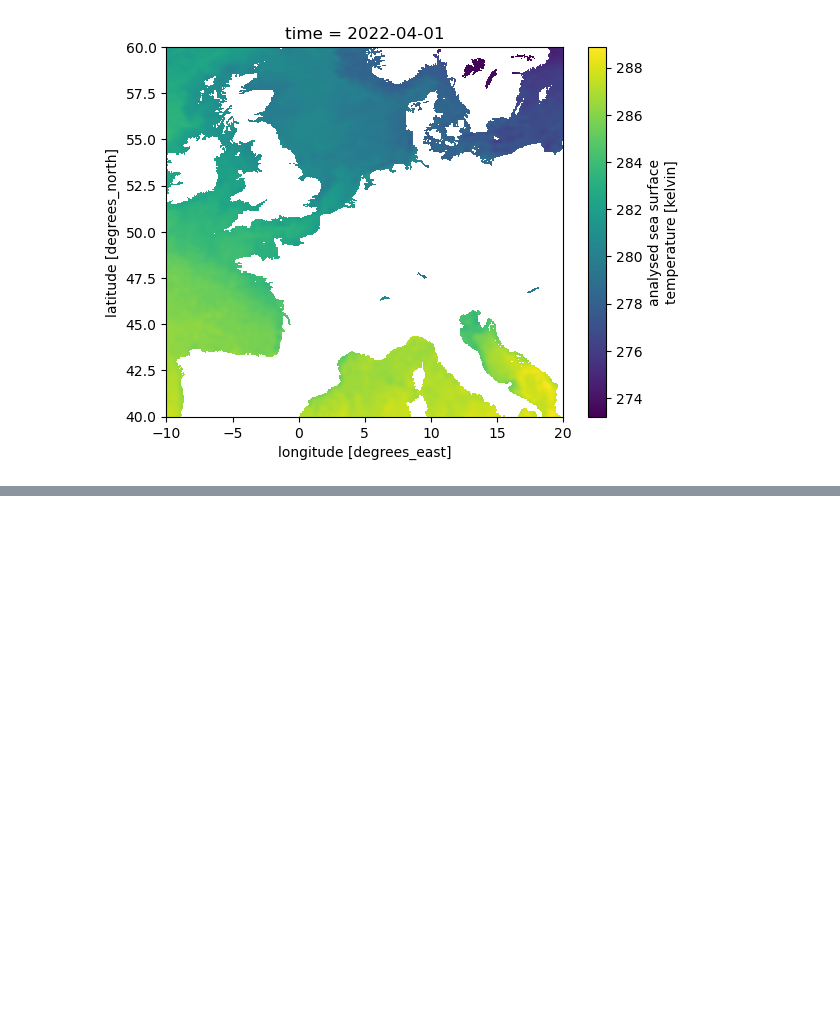
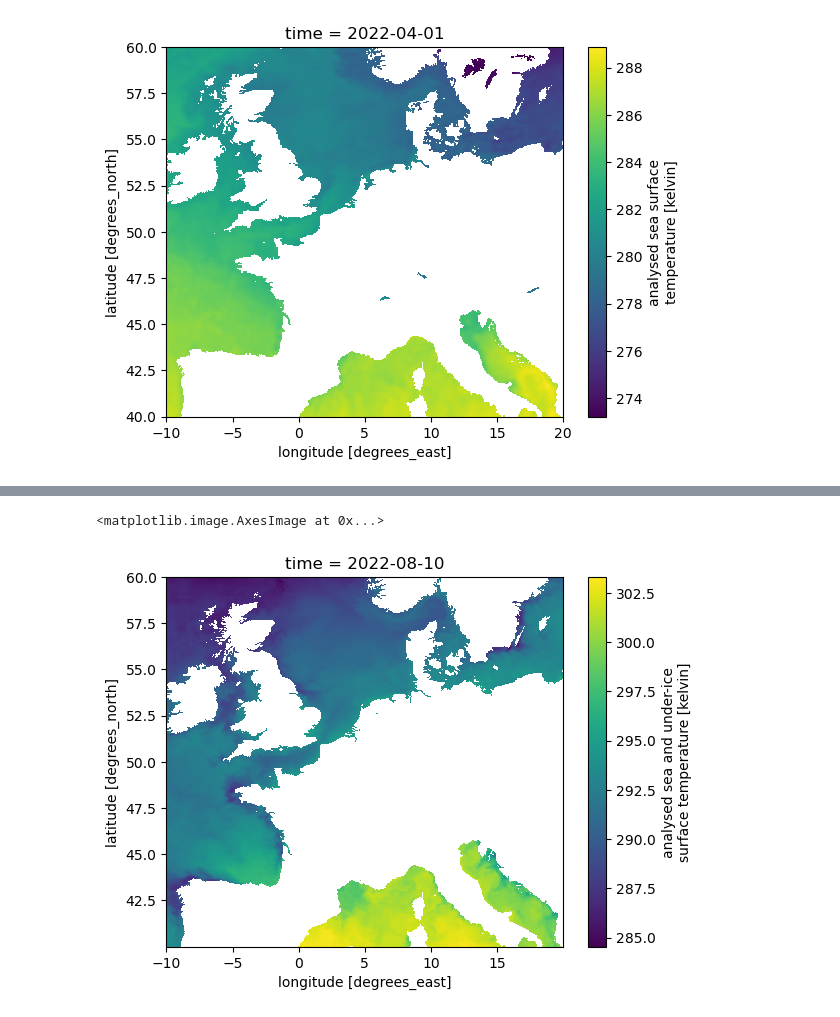
Before and after one commit to xcube-dev/geo_aquawatch_webinar, a Jupyter notebook: dataset_exploration/checkout_cmems.ipynb, the cells around one changed output, grey strips where cells are left out. Cells and saved outputs as stored; diff of their text form; code cells hidden in the pictures; blank space fills up the shorter version.

Commit message:
Update CMEMS examples to target 2022-08-10

```diff
--- a/dataset_exploration/checkout_cmems.ipynb
+++ b/dataset_exploration/checkout_cmems.ipynb
@@ -307,3 +323,6 @@ ds3.analysed_sst.sel(time="2022-04-01", method="nearest").\
 # %% [output]
 <matplotlib.image.AxesImage at 0x...>
 [figure]
+# %%
+data_id_4 = "C3S-GLO-SST-L4-REP-OBS-SST"
+cmems_store.describe_data(data_id_4)
@@ -309,0 +333,3 @@ ds3.analysed_sst.sel(time="2022-04-01", method="nearest").\
+# %%
+ds4 = cmems_store.open_data(data_id_4)
+ds4
@@ -309,0 +356,7 @@ ds3.analysed_sst.sel(time="2022-04-01", method="nearest").\
+# %%
+ds4.analysed_sst.sel(time="2022-08-10", method="nearest").\
+    sel(longitude=slice(-10, 20), latitude=slice(40, 60)).\
+    plot.imshow()
+# %% [output]
+<matplotlib.image.AxesImage at 0x...>
+[figure, added]
```
Also changed, not shown: parts of 5 cells of this notebook.
